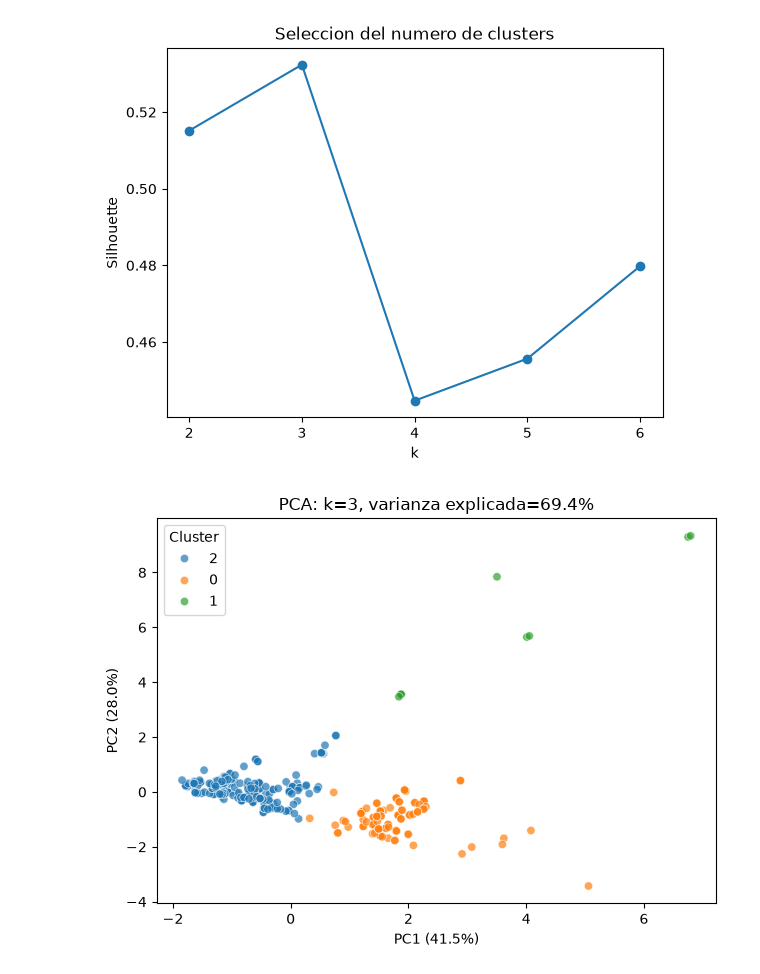
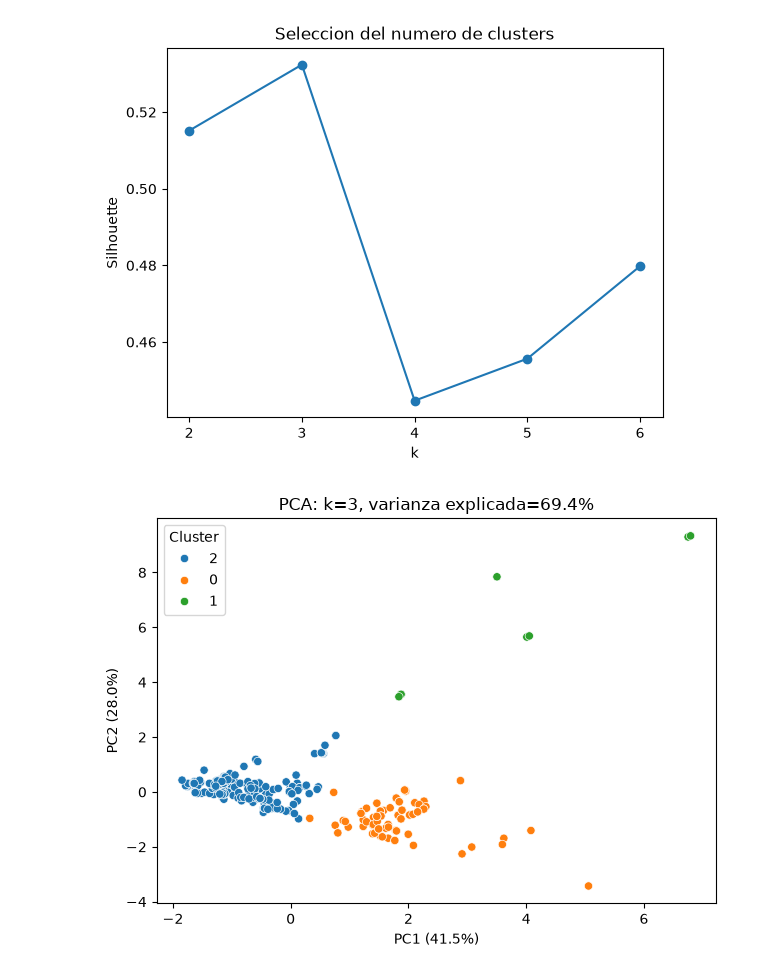
Before and after one commit to alvarofernandezsanchez/proyecto-asma, a Jupyter notebook: src/proyecto_asma/clustering.ipynb, the cells around one changed output. Saved outputs shown, nothing was run; the diff lists cells and outputs as text; code cells hidden in the pictures.

```diff
--- a/src/proyecto_asma/clustering.ipynb
+++ b/src/proyecto_asma/clustering.ipynb
@@ -8,8 +8,8 @@ from sklearn.cluster import KMeans
 from sklearn.metrics import silhouette_score
 from sklearn.decomposition import PCA
 
-ruta = Path.cwd().parents[1] / "datos_limpios.csv"
-df = pd.read_csv(ruta)
+ruta = Path.cwd().parents[1]
+df = pd.read_csv(ruta / "datos_limpios.csv")
 # %%
 variables = ["num_principios_activos", "n_palabras", "n_tablas", "n_graves", "pvp_iva"]
 X = df[variables]
@@ -42,7 +41,8 @@ display(resultados)
 | 3 | 5 | 523.333367 | 0.455652 |
 | 4 | 6 | 420.391186 | 0.479801 |
 # %%
-k_elegido = int(resultados.loc[resultados["silhouette"].idxmax(), "k"])
+fila_max_k = resultados[resultados["silhouette"] == resultados["silhouette"].max()]
+k_elegido = fila_max_k["k"].values[0]
 modelo = modelos[k_elegido]
 etiquetas = modelo.labels_
 print(f"Se elige k={k_elegido}: mayor Silhouette entre los valores evaluados.")
@@ -58,16 +58,16 @@ Se elige k=3: mayor Silhouette entre los valores evaluados.
 # %%
 pca = PCA(n_components=2)
 proyeccion = pca.fit_transform(X_escalado)
 varianza = pca.explained_variance_ratio_ * 100
-sns.scatterplot(x=proyeccion[:, 0], y=proyeccion[:, 1], hue=etiquetas.astype(str), palette="tab10", alpha=.7)
+sns.scatterplot(x=proyeccion[:, 0], y=proyeccion[:, 1], hue=etiquetas.astype(str))
 plt.xlabel(f"PC1 ({varianza[0]:.1f}%)")
 plt.ylabel(f"PC2 ({varianza[1]:.1f}%)")
 plt.title(f"PCA: k={k_elegido}, varianza explicada={varianza.sum():.1f}%")
 plt.legend(title="Cluster")
 plt.tight_layout()
 plt.show()
 # %% [output]
-[figure, old version]
+[figure, new version]
 # %%
 centroides = pd.DataFrame(modelo.cluster_centers_, columns=variables)
 plt.figure(figsize=(10, 4))
```
Also changed, not shown: parts of 6 cells of this notebook, 2 other files.
